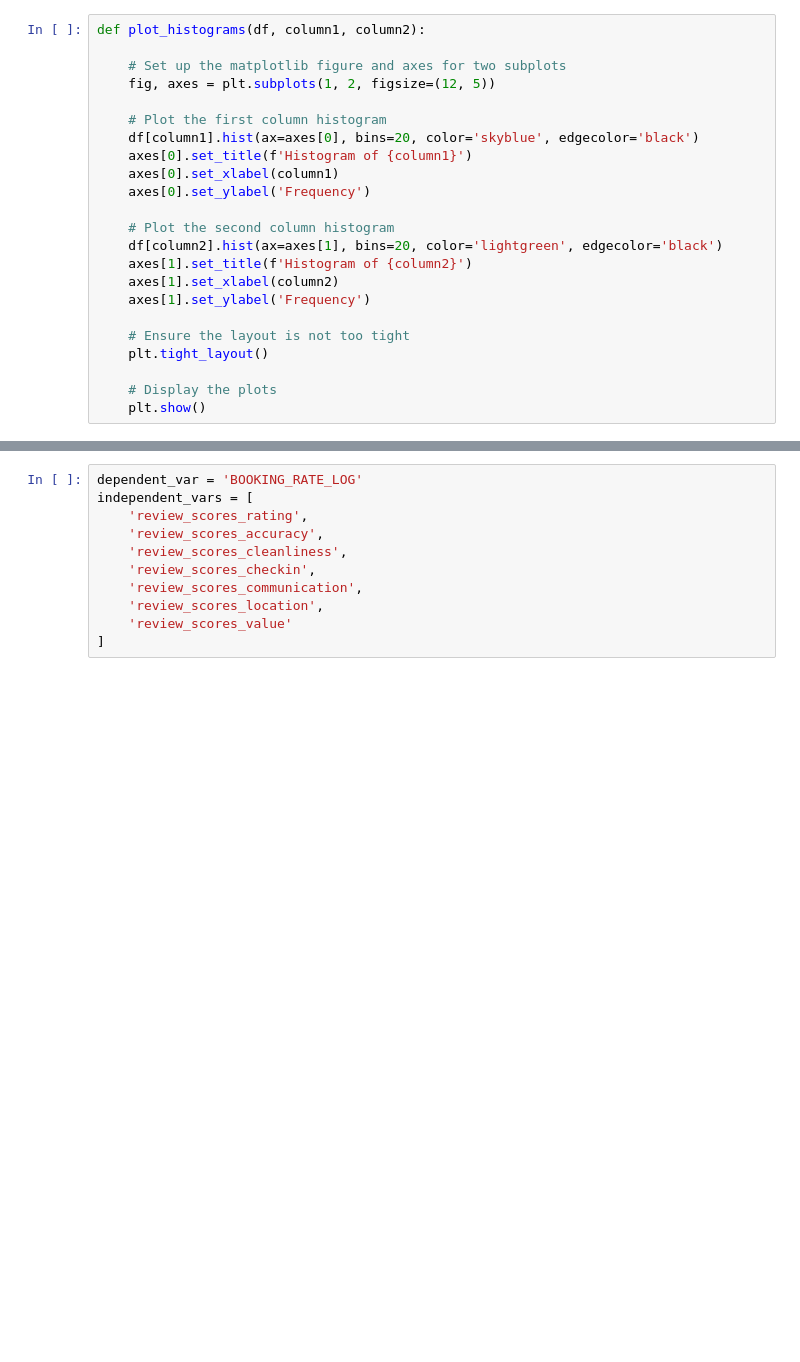
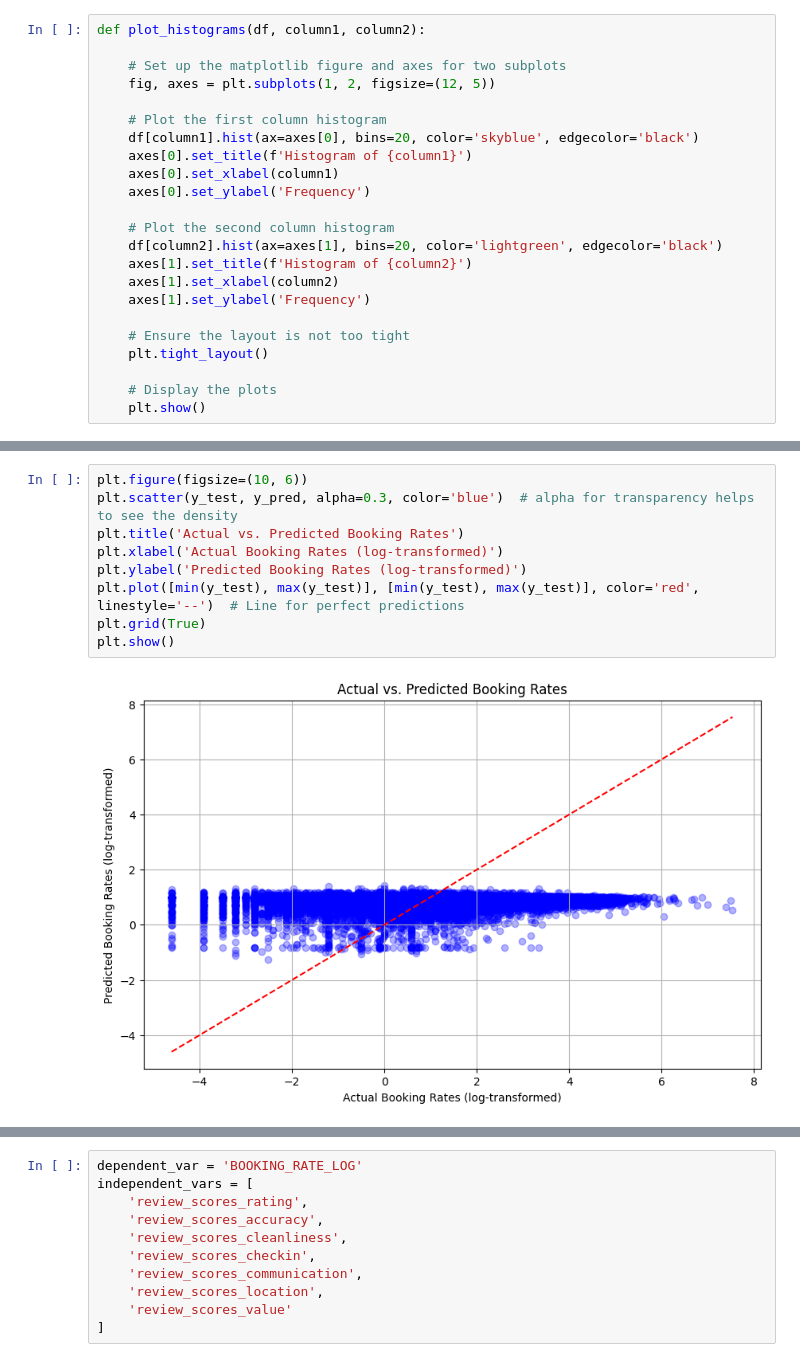
Before and after one commit to Hackyeahh/CISC-351-Group-10, a Jupyter notebook: data-processing.ipynb, the cells around one changed output, grey strips where cells are left out. Saved outputs shown, nothing was run; the diff lists cells and outputs as text; blank space fills up the shorter version.

```diff
--- a/data-processing.ipynb
+++ b/data-processing.ipynb
@@ -355,0 +405,11 @@ print(lr.summary())
+# %%
+plt.figure(figsize=(10, 6))
+plt.scatter(y_test, y_pred, alpha=0.3, color='blue')  # alpha for transparency helps to see the density
+plt.title('Actual vs. Predicted Booking Rates')
+plt.xlabel('Actual Booking Rates (log-transformed)')
+plt.ylabel('Predicted Booking Rates (log-transformed)')
+plt.plot([min(y_test), max(y_test)], [min(y_test), max(y_test)], color='red', linestyle='--')  # Line for perfect predictions
+plt.grid(True)
+plt.show()
+# %% [output]
+[figure, added]
```
Also changed, not shown: parts of 15 cells of this notebook, 1 other file.
